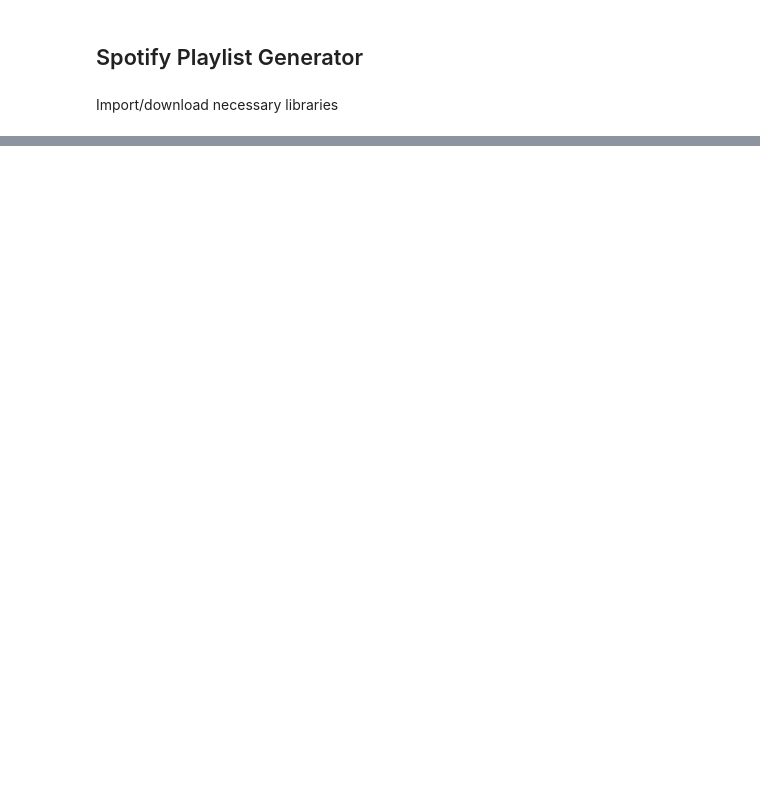
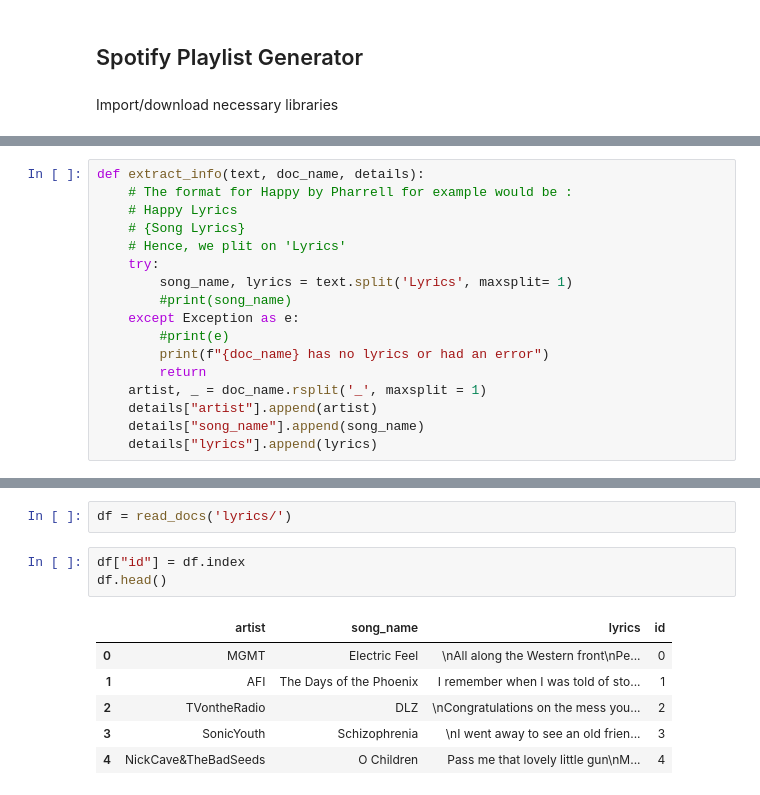
Before and after one commit to uodonnell/SpotifyPlaylist, a Jupyter notebook: notebook.ipynb, the cells around one changed output, grey strips where cells are left out. Drawn from its saved outputs; the diff is of its cells as text; blank space fills up the shorter version.

```diff
--- a/notebook.ipynb
+++ b/notebook.ipynb
@@ -16,0 +39,17 @@ ModuleNotFoundError: No module named 'spotipy'
+# %%
+def extract_info(text, doc_name, details):
+    # The format for Happy by Pharrell for example would be :
+    # Happy Lyrics
+    # {Song Lyrics}
+    # Hence, we plit on 'Lyrics'
+    try:
+        song_name, lyrics = text.split('Lyrics', maxsplit= 1)
+        #print(song_name)
+    except Exception as e:
+        #print(e)
+        print(f"{doc_name} has no lyrics or had an error")
+        return
+    artist, _ = doc_name.rsplit('_', maxsplit = 1)
+    details["artist"].append(artist)
+    details["song_name"].append(song_name)
+    details["lyrics"].append(lyrics)
@@ -16,0 +71,12 @@ ModuleNotFoundError: No module named 'spotipy'
+# %%
+df = read_docs('lyrics/')
+# %%
+df["id"] = df.index
+df.head()
+# %% [output]
+|  | artist | song_name | lyrics | id |
+| 0 | MGMT | Electric Feel | \nAll along the Western front\nPe... | 0 |
+| 1 | AFI | The Days of the Phoenix | I remember when I was told of sto... | 1 |
+| 2 | TVontheRadio | DLZ | \nCongratulations on the mess you... | 2 |
+| 3 | SonicYouth | Schizophrenia | \nI went away to see an old frien... | 3 |
+| 4 | NickCave&TheBadSeeds | O Children | Pass me that lovely little gun\nM... | 4 |
```
Also changed, not shown: parts of 19 cells of this notebook, 3 other files.
